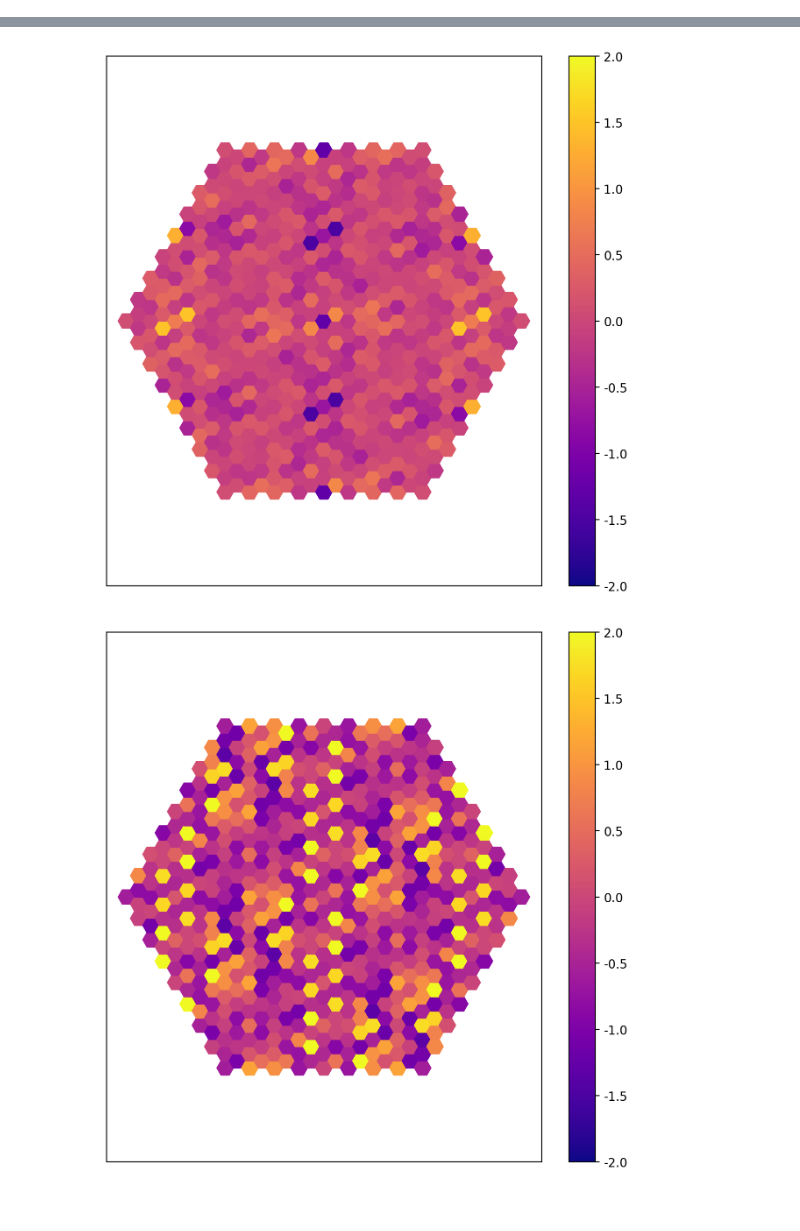
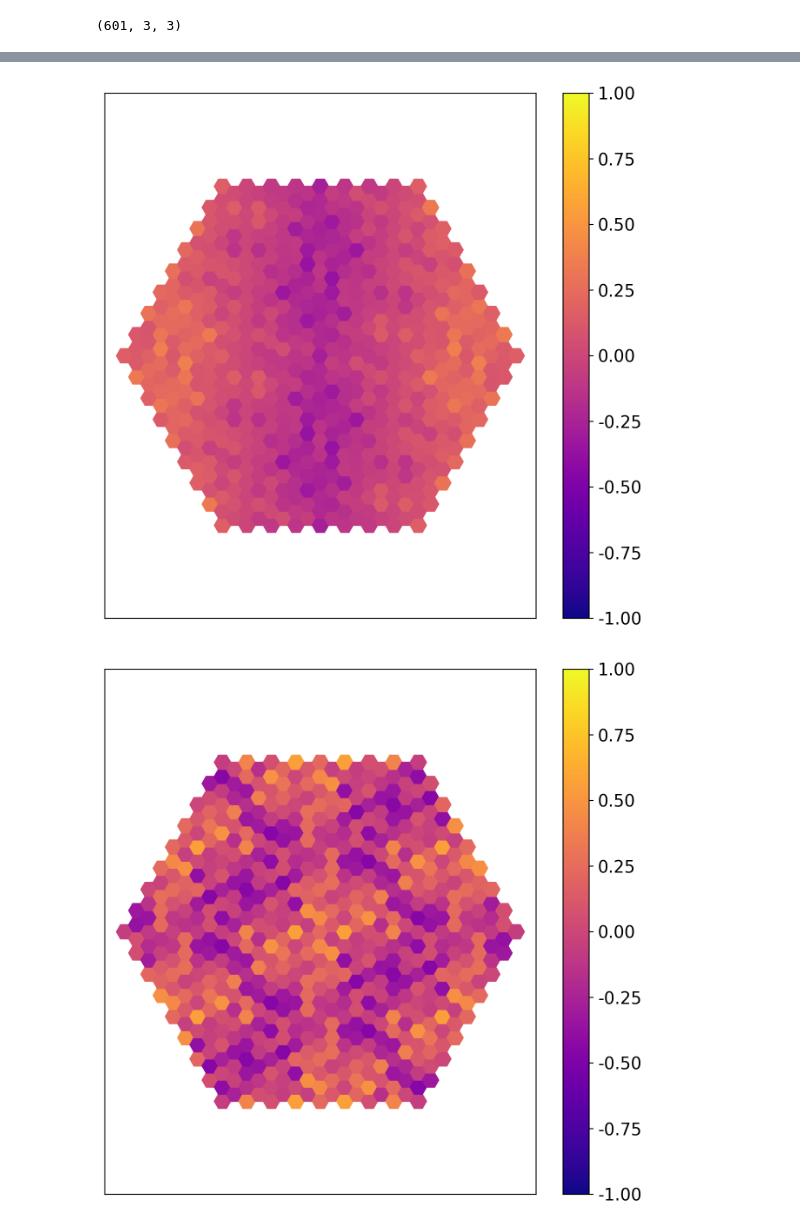
Before and after one commit to jeannecolbois/myopic-dual-worm, a Jupyter notebook: dualworm-kagome/AnalysisBasis_OBCCorrelations_SeveralFiles.ipynb, the cells around one changed output, grey strips where cells are left out. Saved outputs shown, nothing was run; the diff lists cells and outputs as text; code cells hidden in the pictures.

```diff
--- a/dualworm-kagome/AnalysisBasis_OBCCorrelations_SeveralFiles.ipynb
+++ b/dualworm-kagome/AnalysisBasis_OBCCorrelations_SeveralFiles.ipynb
@@ -109,9 +111,9 @@ factors = [178.279, 178, 178,
 #
 ###7 1 TL
 #factors = [176.1]
-#factors = [176.1]
-#factorths = [0.98]
-#refid = [1054,1056,1053,1144]#(L-1, L-1, 0)
+factors = [176.1]
+factorths = [0.98]
+refid = [1054,1056,1053,1144]#(L-1, L-1, 0)
 ##
 ###7 2 BL
 #factors = [176.1]
@@ -163,10 +165,10 @@ factors = [178.279, 178, 178,
 
 ###7 5 TL
 #factors = [176.1]
-factors = [177.5]
-factorths = [0.99]
-refid = [1030,1032,1029,1096]#(L-1, L-1, 0)
-
+#factors = [177.5]
+#factorths = [0.99]
+#refid = [1030,1032,1029,1096]#(L-1, L-1, 0)
+#
 nnloclist = [(11,12), (11,12), (11,12), (11,12),
              (11,12), (11,12), (41,42), (41,42),
              (41,42), (41,42), (42,43), (42,43),
@@ -246,20 +228,32 @@ centered =  False
+# %%
+n = len(secondfilename)
+# %%
+StrctFactList = []
+for i in range(n):
+    StrctFactList.append(np.load(secondfoldername[i] + secondfilename[i][0:-4] + "_strctfact_subm={0}".format(subtractm) + "PBC={0}".format(periodic)+".npy"))
+AVGStrctFact = np.array(StrctFactList)
+AVGStrctFact = AVGStrctFact.sum(0)/20
+# %%
+print(AVGStrctFact.shape)
+# %% [output]
+(601, 3, 3)
 # %%
-vmin = -2
-vmax = 2
+vmin = -1
+vmax = 1
 size = (175/L)**2
 fig, ax = plt.subplots(figsize = (8,8),dpi=200)
-kdraw.plot_function_reciprocal(np.real(StrctFact[:,0,0]), L, 2, s = size, vmin = vmin, vmax = vmax)
+kdraw.plot_function_reciprocal(np.real(AVGStrctFact[:,0,0]), L, 2, s = size, vmin = vmin, vmax = vmax)
 fig, ax = plt.subplots(figsize = (8,8),dpi=200)
-kdraw.plot_function_reciprocal(np.real(StrctFact[:,1,1]), L, 2, s = size, vmin = vmin, vmax = vmax)
+kdraw.plot_function_reciprocal(np.real(AVGStrctFact[:,1,1]), L, 2, s = size, vmin = vmin, vmax = vmax)
 fig, ax = plt.subplots(figsize = (8,8),dpi=200)
-kdraw.plot_function_reciprocal(np.real(StrctFact[:,2,2]), L, 2, s = size, vmin = vmin, vmax = vmax)
+kdraw.plot_function_reciprocal(np.real(AVGStrctFact[:,2,2]), L, 2, s = size, vmin = vmin, vmax = vmax)
 fig, ax = plt.subplots(figsize = (8,8),dpi=200)
-kdraw.plot_function_reciprocal(np.real(StrctFact[:,0,1]+StrctFact[:,1,0])/2, L, 2, s = size, vmin = vmin, vmax = vmax)
+kdraw.plot_function_reciprocal(np.real(AVGStrctFact[:,0,1]+AVGStrctFact[:,1,0])/2, L, 2, s = size, vmin = vmin, vmax = vmax)
 fig, ax = plt.subplots(figsize = (8,8),dpi=200)
-kdraw.plot_function_reciprocal(np.real(StrctFact[:,0,2]+StrctFact[:,2,0])/2, L, 2, s = size, vmin = vmin, vmax = vmax)
+kdraw.plot_function_reciprocal(np.real(AVGStrctFact[:,0,2]+AVGStrctFact[:,2,0])/2, L, 2, s = size, vmin = vmin, vmax = vmax)
 fig, ax = plt.subplots(figsize = (8,8),dpi=200)
-kdraw.plot_function_reciprocal(np.real(StrctFact[:,1,2]+StrctFact[:,2,1])/2, L, 2, s = size, vmin = vmin, vmax = vmax)
+kdraw.plot_function_reciprocal(np.real(AVGStrctFact[:,1,2]+AVGStrctFact[:,2,1])/2, L, 2, s = size, vmin = vmin, vmax = vmax)
 
 fig, ax = plt.subplots(figsize = (8,8),dpi=200)
-kdraw.plot_function_reciprocal(np.real(StrctFact[:,0,0] +StrctFact[:,1,1]+StrctFact[:,2,2]), L, 2, s = size, vmin = vmin, vmax = vmax)
+kdraw.plot_function_reciprocal(np.real(AVGStrctFact[:,0,0] +AVGStrctFact[:,1,1]+AVGStrctFact[:,2,2]), L, 2, s = size, vmin = vmin, vmax = vmax)
 # %% [output]
@@ -271,3 +265,3 @@ kdraw.plot_function_reciprocal(np.real(StrctFact[:,0,0] +StrctFact[:,1,1]+StrctF
-[figure, old version]
+[figure, new version]
-[figure, old version]
+[figure, new version]
 # %%
```
Also changed, not shown: parts of 28 cells of this notebook, 3 other files.
